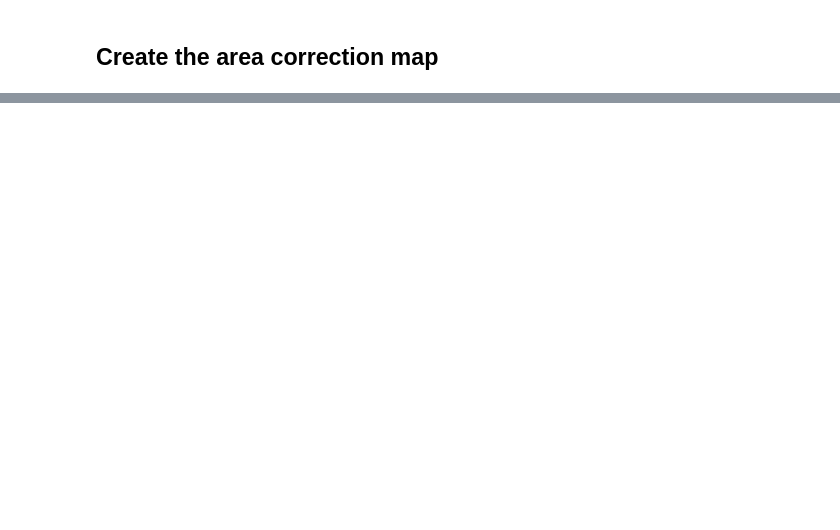
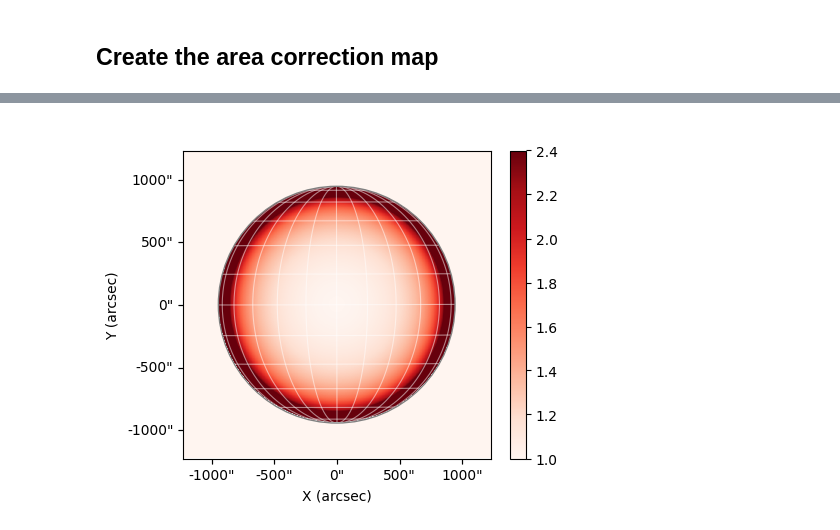
Before and after one commit to Chigaga/area_calculation, a Jupyter notebook: area_calculation.ipynb, the cells around one changed output, grey strips where cells are left out. Drawn from its saved outputs; the diff is of its cells as text; code cells hidden in the pictures; blank space fills up the shorter version.

```diff
--- a/area_calculation.ipynb
+++ b/area_calculation.ipynb
@@ -290,0 +303,24 @@ mapp
+# %%
+#@title Visualize the ratio of corrected pixels areas to the average
+#calculating the area of the center pixel for normalization
+
+l = 695700 / aia_map.meta['rsun_obs'] * aia_map.meta['CDELT1'] #resolution km in pix
+square_pixel = l*l #area of the square pixel
+
+area = sunpy.map.Map(areamap.data/square_pixel, areamap.meta)
+fig = plt.figure(figsize=(5,4))
+ax = plt.subplot(1, 1, 1,projection=area)
+
+lin_norm = matplotlib.colors.Normalize(vmin=1, vmax=2.4)
+im = area.plot(cmap='Reds',norm=lin_norm, title=' ')
+area.draw_limb(color='gray')
+area.draw_grid()
+plt.ylabel('Y (arcsec)')
+plt.xlabel('X (arcsec)')
+ax.coords.grid(False)
+
+plt.colorbar(im,ax = ax, spacing='uniform')
+
+fig.show()
+# %% [output]
+[figure, added]
```
Also changed, not shown: parts of 11 cells of this notebook.
